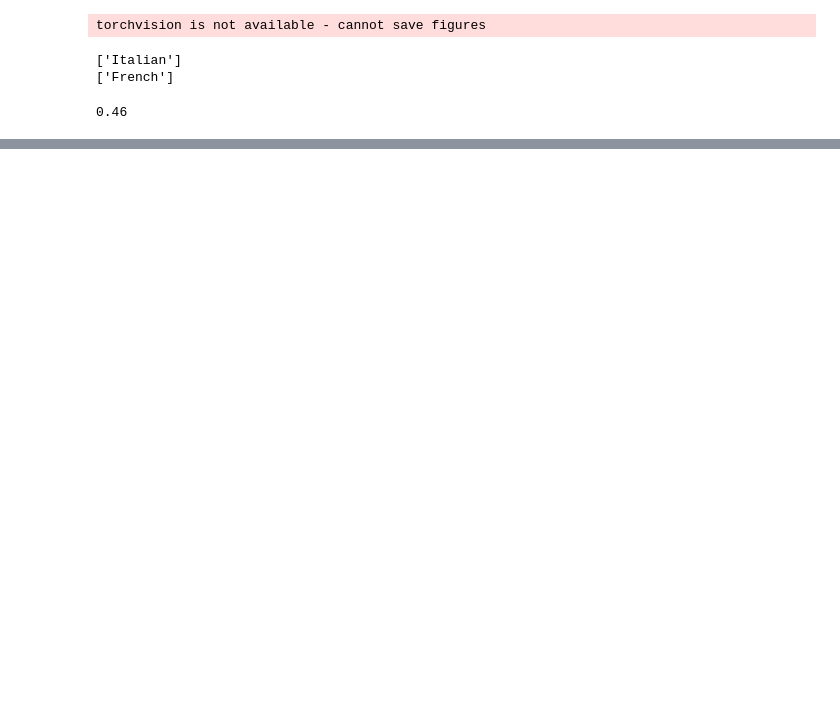
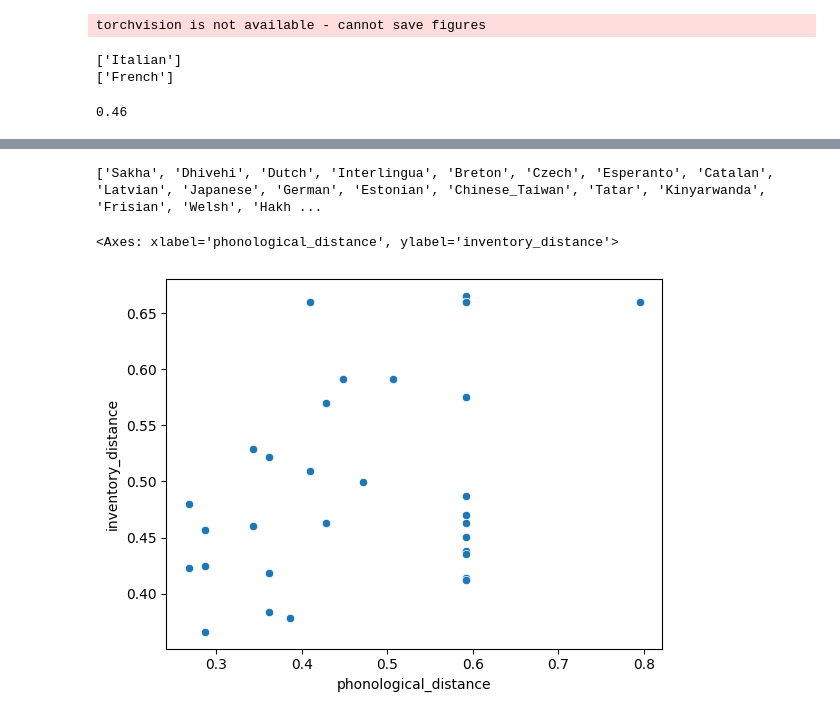
Before and after one commit to oadams/lang_dist_analysis, a Jupyter notebook: analysis.ipynb, the cells around one changed output, grey strips where cells are left out. Saved outputs shown, nothing was run; the diff lists cells and outputs as text; code cells hidden in the pictures; blank space fills up the shorter version.

Commit message:
some basic scatterplots, and producing dataframes using arbitrary functions that give distances between two languages.

```diff
--- a/analysis.ipynb
+++ b/analysis.ipynb
@@ -30,10 +30,10 @@ import tqdm
 # %%
 langs = []
 embs = []
-for path in tqdm.tqdm(list(Path('common_voice_kpd').glob('*'))[:18]):
+for path in tqdm.tqdm(list(Path('common_voice_kpd').glob('*'))):
     langs.append(path.name)
     print(path.name)
-    emb = torch.load(f'lang_embs/{path.name}_test_emb.pt')
+    emb = torch.load(f'lang_embs_2/{path.name}_test_emb.pt')
     emb = emb.squeeze(1).mean(0)
     embs.append(emb)
     print(emb.shape)
@@ -159,0 +184,26 @@ Sakha Tatar tensor(0.5703)
+# %%
+print(langs)
+# %% [output]
+['Sakha', 'Dhivehi', 'Dutch', 'Interlingua', 'Breton', 'Czech', 'Esperanto', 'Catalan', 'Latvian', 'Japanese', 'German', 'Estonian', 'Chinese_Taiwan', 'Tatar', 'Kinyarwanda', 'Frisian', 'Welsh', 'Hakh ...
+# %%
+def similarity_df(distance_functions):
+    d = defaultdict(list)
+    langpairs = []
+    for i in range(len(langs)):
+        for j in range(len(langs)):
+            if i >= j:
+                continue
+            forget_it = False
+            for f in distance_functions:
+                try:
+                    d[f.__name__].append(f(language_codes[langs[i]], language_codes[langs[j]]))
+                except:
+                    forget_it = True
+                    break
+            if not forget_it:
+                langpairs.append((langs[i], langs[j]))
+        break
+    df = pd.DataFrame(d, index=langpairs)
+    return df
+# %%
+df = similarity_df([l2v.phonological_distance, l2v.inventory_distance])
@@ -159,0 +212,5 @@ Sakha Tatar tensor(0.5703)
+# %%
+sns.scatterplot(data=df, x='phonological_distance', y='inventory_distance')
+# %% [output]
+<Axes: xlabel='phonological_distance', ylabel='inventory_distance'>
+[figure, added]
```
Also changed, not shown: parts of 26 cells of this notebook, 1 other file.
